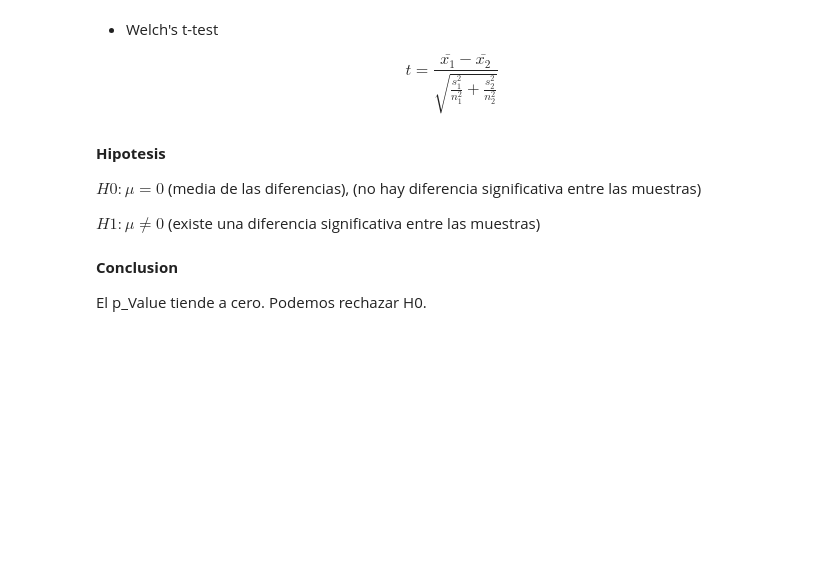
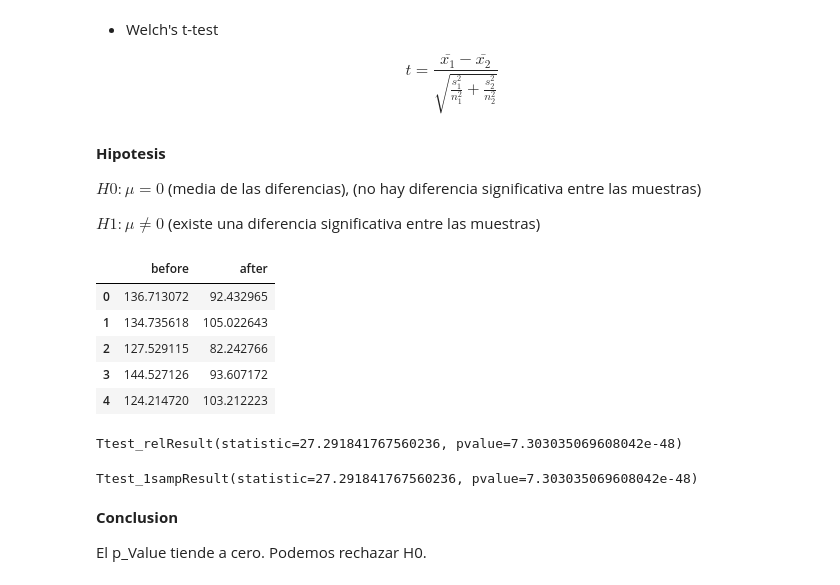
Before and after one commit to YonatanRA/rebootcamp, a Jupyter notebook: notebooks/w1_d4 - Stats 2.ipynb, the cells around one changed output. Cells and saved outputs as stored; diff of their text form; code cells hidden in the pictures; blank space fills up the shorter version.

```diff
--- a/notebooks/w1_d4 - Stats 2.ipynb
+++ b/notebooks/w1_d4 - Stats 2.ipynb
@@ -253,6 +351,25 @@ $$t=\frac{\bar{x_1} - \bar{x_2}}{\sqrt{\frac{s_1^2}{n_1^2}+\frac{s_2^2}{n_2^2}}}
 $H0: \mu=0$    (media de las diferencias), (no hay diferencia significativa entre las muestras)
 
 $H1: \mu≠0$   (existe una diferencia significativa entre las muestras)
+# %%
+b_pres=pd.read_csv('../data/blood_pressure.csv')
+
+b_pres.head()
+# %% [output]
+|  | before | after |
+| 0 | 136.713072 | 92.432965 |
+| 1 | 134.735618 | 105.022643 |
+| 2 | 127.529115 | 82.242766 |
+| 3 | 144.527126 | 93.607172 |
+| 4 | 124.214720 | 103.212223 |
+# %%
+ttest_rel(b_pres.before, b_pres.after)
+# %% [output]
+Ttest_relResult(statistic=27.291841767560236, pvalue=7.303035069608042e-48)
+# %%
+ttest_1samp(b_pres.before-b_pres.after, 0)
+# %% [output]
+Ttest_1sampResult(statistic=27.291841767560236, pvalue=7.303035069608042e-48)
 # %% [markdown]
 **Conclusion**
 
```
Also changed, not shown: parts of 20 cells of this notebook.
